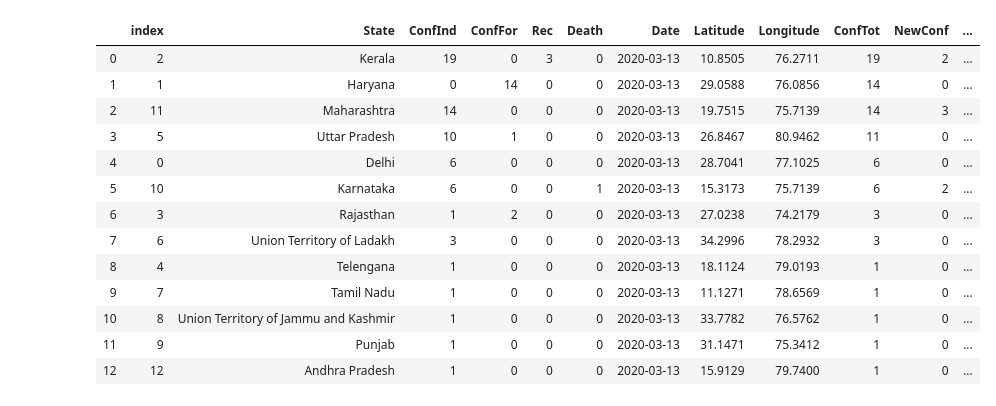
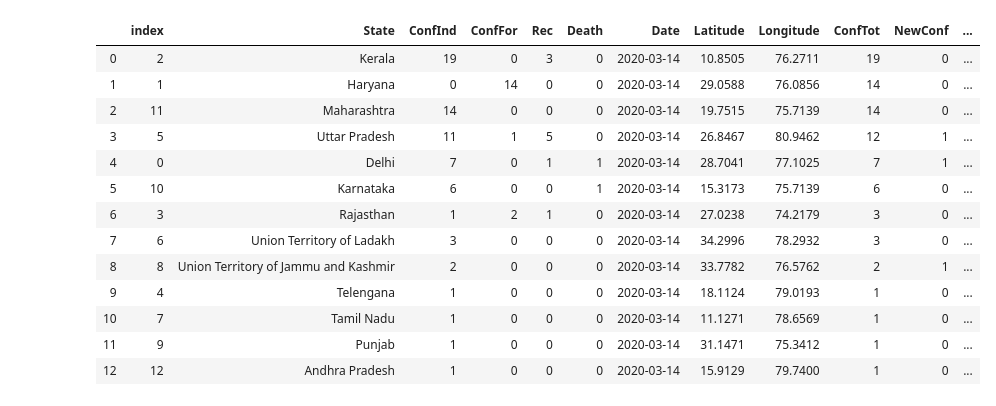
Before and after one commit to hashABCD/Covid19-India, a Jupyter notebook: Covid-India-Visualization_Original.ipynb, the cells around one changed output. Drawn from its saved outputs; the diff is of its cells as text; code cells hidden in the pictures.

```diff
--- a/Covid-India-Visualization_Original.ipynb
+++ b/Covid-India-Visualization_Original.ipynb
@@ -140,17 +143,17 @@ Deaths Reported :1
-# %%
-df_13
-# %% [output]
-|  | index | State | ConfInd | ConfFor | Rec | Death | Date | Latitude | Longitude | ConfTot | NewConf | ... |
-| 0 | 2 | Kerala | 19 | 0 | 3 | 0 | 2020-03-13 | 10.8505 | 76.2711 | 19 | 2 | ... |
-| 1 | 1 | Haryana | 0 | 14 | 0 | 0 | 2020-03-13 | 29.0588 | 76.0856 | 14 | 0 | ... |
-| 2 | 11 | Maharashtra | 14 | 0 | 0 | 0 | 2020-03-13 | 19.7515 | 75.7139 | 14 | 3 | ... |
-| 3 | 5 | Uttar Pradesh | 10 | 1 | 0 | 0 | 2020-03-13 | 26.8467 | 80.9462 | 11 | 0 | ... |
-| 4 | 0 | Delhi | 6 | 0 | 0 | 0 | 2020-03-13 | 28.7041 | 77.1025 | 6 | 0 | ... |
-| 5 | 10 | Karnataka | 6 | 0 | 0 | 1 | 2020-03-13 | 15.3173 | 75.7139 | 6 | 2 | ... |
-| 6 | 3 | Rajasthan | 1 | 2 | 0 | 0 | 2020-03-13 | 27.0238 | 74.2179 | 3 | 0 | ... |
-| 7 | 6 | Union Territory of Ladakh | 3 | 0 | 0 | 0 | 2020-03-13 | 34.2996 | 78.2932 | 3 | 0 | ... |
-| 8 | 4 | Telengana | 1 | 0 | 0 | 0 | 2020-03-13 | 18.1124 | 79.0193 | 1 | 0 | ... |
-| 9 | 7 | Tamil Nadu | 1 | 0 | 0 | 0 | 2020-03-13 | 11.1271 | 78.6569 | 1 | 0 | ... |
-| 10 | 8 | Union Territory of Jammu and Kashmir | 1 | 0 | 0 | 0 | 2020-03-13 | 33.7782 | 76.5762 | 1 | 0 | ... |
-| 11 | 9 | Punjab | 1 | 0 | 0 | 0 | 2020-03-13 | 31.1471 | 75.3412 | 1 | 0 | ... |
-| 12 | 12 | Andhra Pradesh | 1 | 0 | 0 | 0 | 2020-03-13 | 15.9129 | 79.7400 | 1 | 0 | ... |
+# %%
+df_14
+# %% [output]
+|  | index | State | ConfInd | ConfFor | Rec | Death | Date | Latitude | Longitude | ConfTot | NewConf | ... |
+| 0 | 2 | Kerala | 19 | 0 | 3 | 0 | 2020-03-14 | 10.8505 | 76.2711 | 19 | 0 | ... |
+| 1 | 1 | Haryana | 0 | 14 | 0 | 0 | 2020-03-14 | 29.0588 | 76.0856 | 14 | 0 | ... |
+| 2 | 11 | Maharashtra | 14 | 0 | 0 | 0 | 2020-03-14 | 19.7515 | 75.7139 | 14 | 0 | ... |
+| 3 | 5 | Uttar Pradesh | 11 | 1 | 5 | 0 | 2020-03-14 | 26.8467 | 80.9462 | 12 | 1 | ... |
+| 4 | 0 | Delhi | 7 | 0 | 1 | 1 | 2020-03-14 | 28.7041 | 77.1025 | 7 | 1 | ... |
+| 5 | 10 | Karnataka | 6 | 0 | 0 | 1 | 2020-03-14 | 15.3173 | 75.7139 | 6 | 0 | ... |
+| 6 | 3 | Rajasthan | 1 | 2 | 1 | 0 | 2020-03-14 | 27.0238 | 74.2179 | 3 | 0 | ... |
+| 7 | 6 | Union Territory of Ladakh | 3 | 0 | 0 | 0 | 2020-03-14 | 34.2996 | 78.2932 | 3 | 0 | ... |
+| 8 | 8 | Union Territory of Jammu and Kashmir | 2 | 0 | 0 | 0 | 2020-03-14 | 33.7782 | 76.5762 | 2 | 1 | ... |
+| 9 | 4 | Telengana | 1 | 0 | 0 | 0 | 2020-03-14 | 18.1124 | 79.0193 | 1 | 0 | ... |
+| 10 | 7 | Tamil Nadu | 1 | 0 | 0 | 0 | 2020-03-14 | 11.1271 | 78.6569 | 1 | 0 | ... |
+| 11 | 9 | Punjab | 1 | 0 | 0 | 0 | 2020-03-14 | 31.1471 | 75.3412 | 1 | 0 | ... |
+| 12 | 12 | Andhra Pradesh | 1 | 0 | 0 | 0 | 2020-03-14 | 15.9129 | 79.7400 | 1 | 0 | ... |
```
Also changed, not shown: parts of 5 cells of this notebook, 1 other file.
